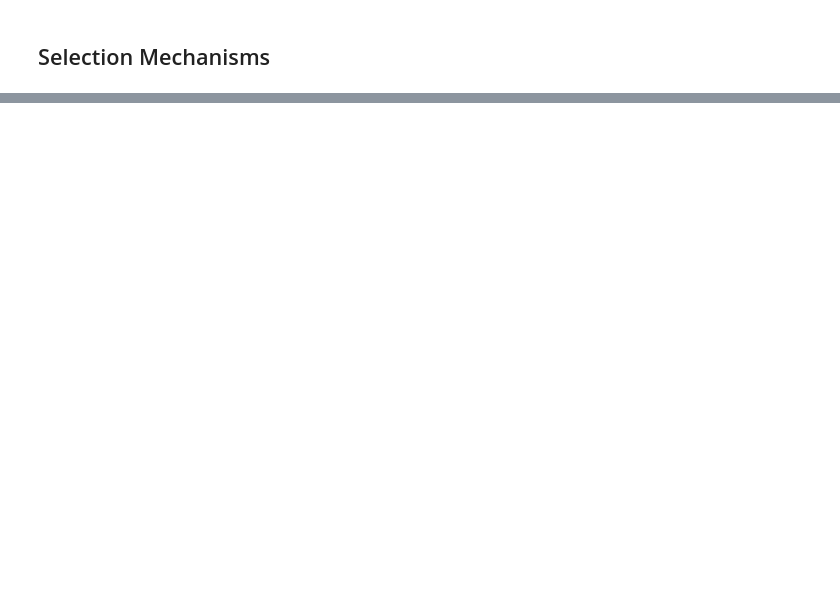
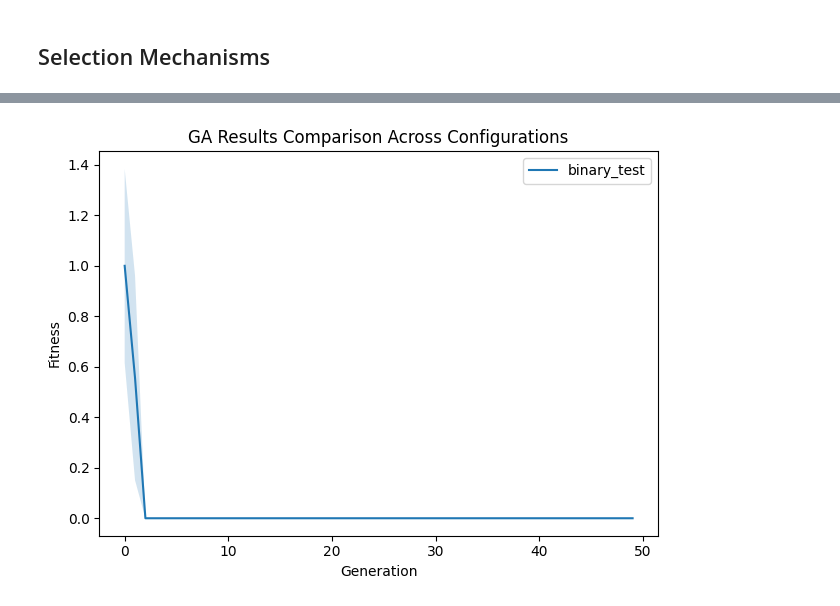
Before and after one commit to LeonardoDiCaterina/Gen_Alg1_RunningDinner, a Jupyter notebook: Notebooks/SelMechDemo.ipynb, the cells around one changed output, grey strips where cells are left out. Cells and saved outputs as stored; diff of their text form; code cells hidden in the pictures; blank space fills up the shorter version.

```diff
--- a/Notebooks/SelMechDemo.ipynb
+++ b/Notebooks/SelMechDemo.ipynb
@@ -491,0 +655,49 @@ def genetic_algorithm_runs_to_csv(
+# %%
+import os
+import glob
+import pandas as pd
+import matplotlib.pyplot as plt
+
+def plot_all_ga_results(results_dir: str):
+    """
+    Reads all CSV files in the given directory (or ../Results/) and overlays their
+    avg and CI ribbons on a single plot. Assumes each CSV has 'generation'
+    as its first column and columns: avg, ci_lower, ci_upper.
+    """
+    # Resolve directory
+    if not os.path.isdir(results_dir):
+        alt_dir = os.path.abspath(os.path.join(os.getcwd(), os.pardir, "Results"))
+        if os.path.isdir(alt_dir):
+            results_dir = alt_dir
+        else:
+            raise FileNotFoundError(f"Neither '{results_dir}' nor '{alt_dir}' exist as directories.")
+
+    # Find CSVs
+    csv_files = glob.glob(os.path.join(results_dir, "*.csv"))
+    if not csv_files:
+        raise FileNotFoundError(f"No CSV files found in directory '{results_dir}'.")
+
+    plt.figure()
+    for csv_path in csv_files:
+        label = os.path.splitext(os.path.basename(csv_path))[0]
+        df = pd.read_csv(csv_path, index_col=0)
+        gens = df.index
+        avg = df['avg']
+        lower = df['ci_lower']
+        upper = df['ci_upper']
+
+        # Plot average and CI ribbon
+        plt.plot(gens, avg, label=label)
+        plt.fill_between(gens, lower, upper, alpha=0.2, label='_nolegend_')
+
+    plt.xlabel('Generation')
+    plt.ylabel('Fitness')
+    plt.title('GA Results Comparison Across Configurations')
+    plt.legend()
+    plt.tight_layout()
+    plt.show()
+
+# Example usage:
+plot_all_ga_results('Results')
+# %% [output]
+[figure, added]
```
Also changed, not shown: parts of 34 cells of this notebook, 2 other files.
